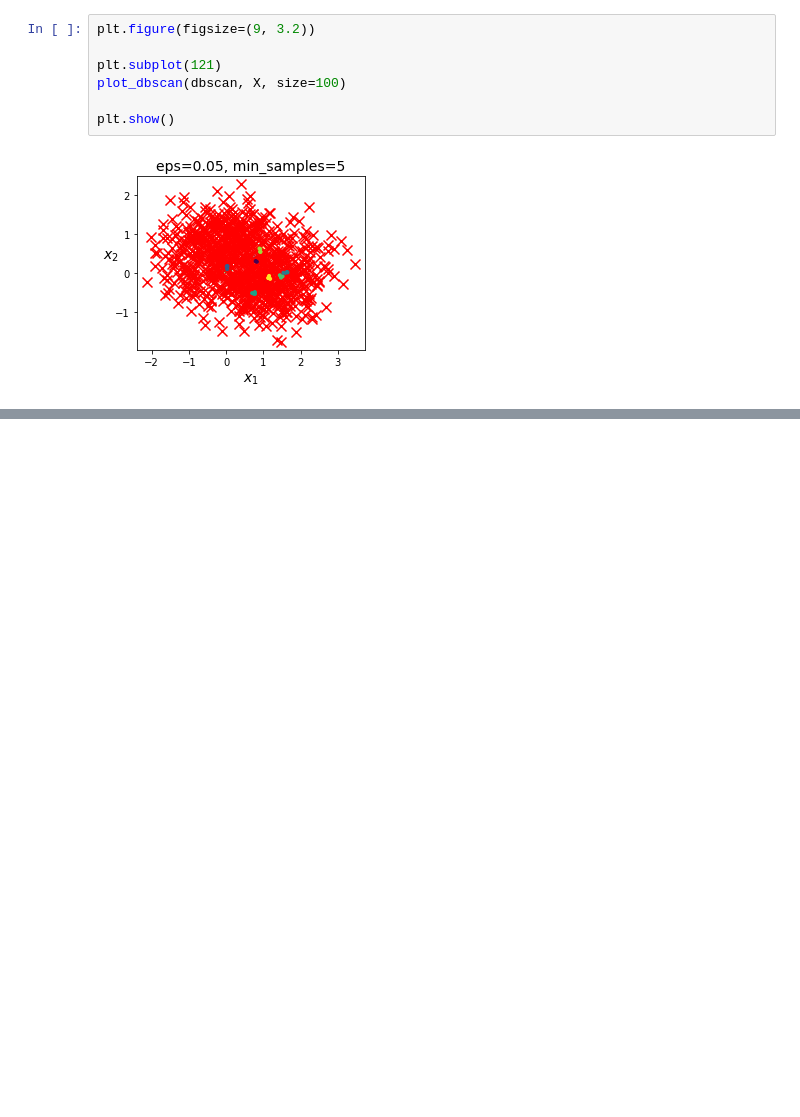
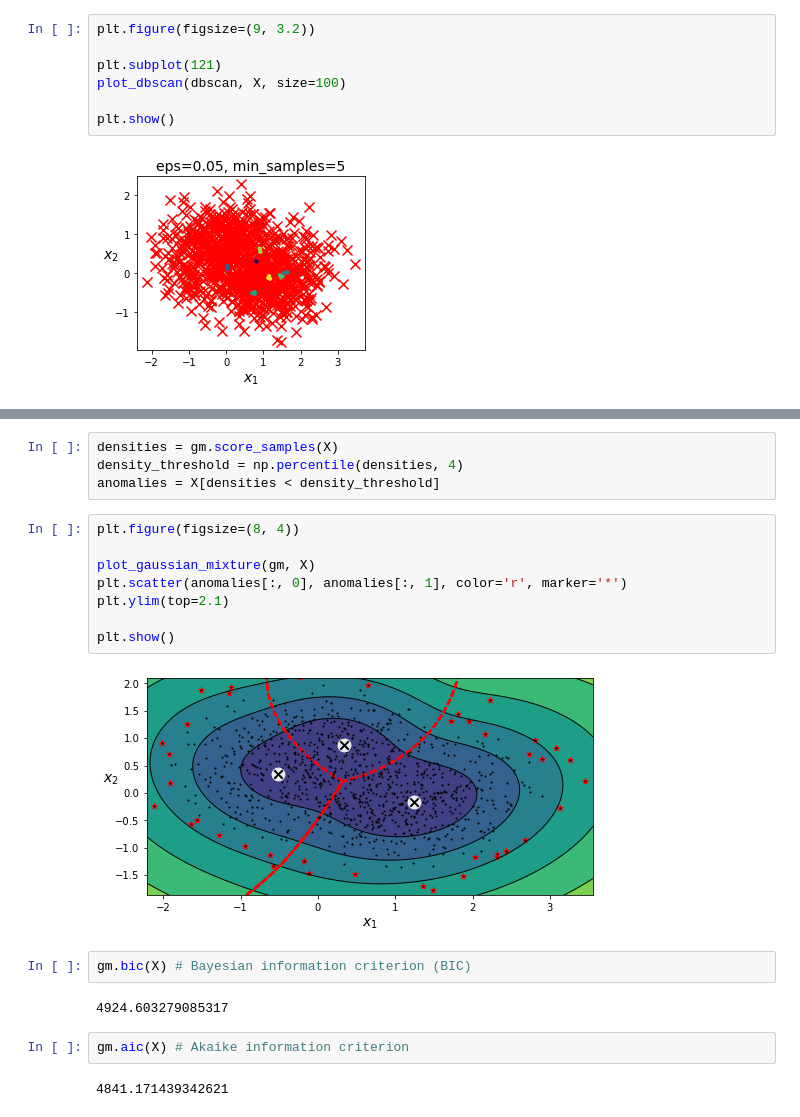
Before and after one commit to jiwpark00/handsOnML2review, a Jupyter notebook: Unsupervised Learning Exercises.ipynb, the cells around one changed output, grey strips where cells are left out. Drawn from its saved outputs; the diff is of its cells as text; blank space fills up the shorter version.

```diff
--- a/Unsupervised Learning Exercises.ipynb
+++ b/Unsupervised Learning Exercises.ipynb
@@ -578,0 +721,22 @@ plt.show()
+# %%
+densities = gm.score_samples(X)
+density_threshold = np.percentile(densities, 4)
+anomalies = X[densities < density_threshold]
+# %%
+plt.figure(figsize=(8, 4))
+
+plot_gaussian_mixture(gm, X)
+plt.scatter(anomalies[:, 0], anomalies[:, 1], color='r', marker='*')
+plt.ylim(top=2.1)
+
+plt.show()
+# %% [output]
+[figure, added]
+# %%
+gm.bic(X) # Bayesian information criterion (BIC)
+# %% [output]
+4924.603279085317
+# %%
+gm.aic(X) # Akaike information criterion
+# %% [output]
+4841.171439342621
```
Also changed, not shown: parts of 17 cells of this notebook.
